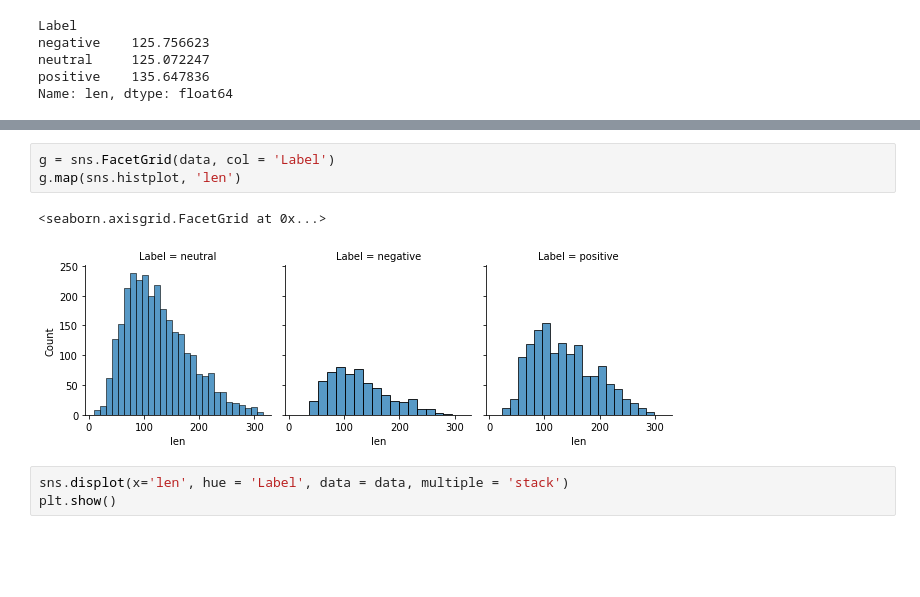
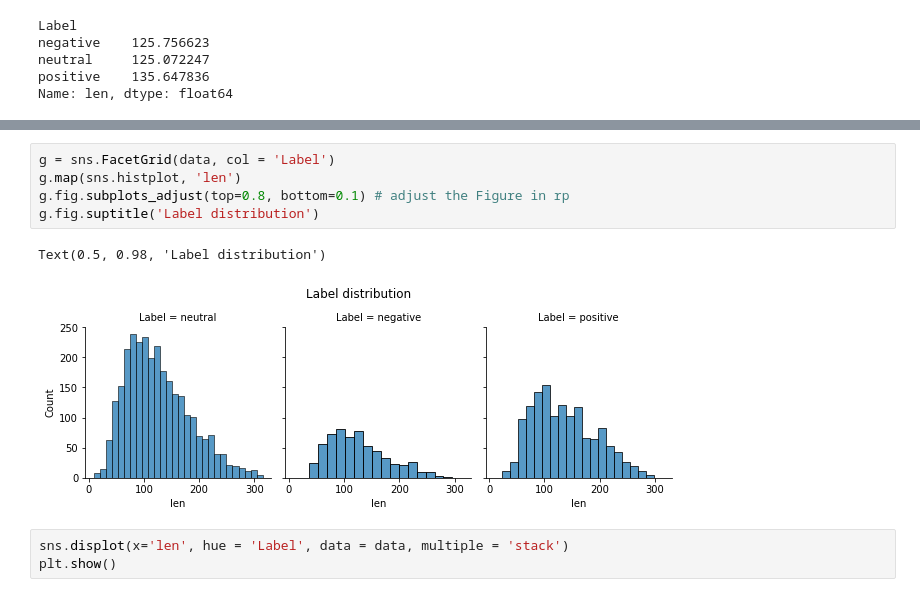
Before and after one commit to wanlugu/Ensemble-Learning, a Jupyter notebook: tfidf-adaboost-text-classification.ipynb, the cells around one changed output, grey strips where cells are left out. Cells and saved outputs as stored; diff of their text form; blank space fills up the shorter version.

```diff
--- a/tfidf-adaboost-text-classification.ipynb
+++ b/tfidf-adaboost-text-classification.ipynb
@@ -202,9 +224,11 @@ Name: len, dtype: float64
 # %%
 g = sns.FacetGrid(data, col = 'Label')
 g.map(sns.histplot, 'len')
+g.fig.subplots_adjust(top=0.8, bottom=0.1) # adjust the Figure in rp
+g.fig.suptitle('Label distribution')
 # %% [output]
-<seaborn.axisgrid.FacetGrid at 0x...>
+Text(0.5, 0.98, 'Label distribution')
-[figure, old version]
+[figure, new version]
 # %%
 sns.displot(x='len', hue = 'Label', data = data, multiple = 'stack')
 plt.show()
```
Also changed, not shown: parts of 52 cells of this notebook, 1 other file.
